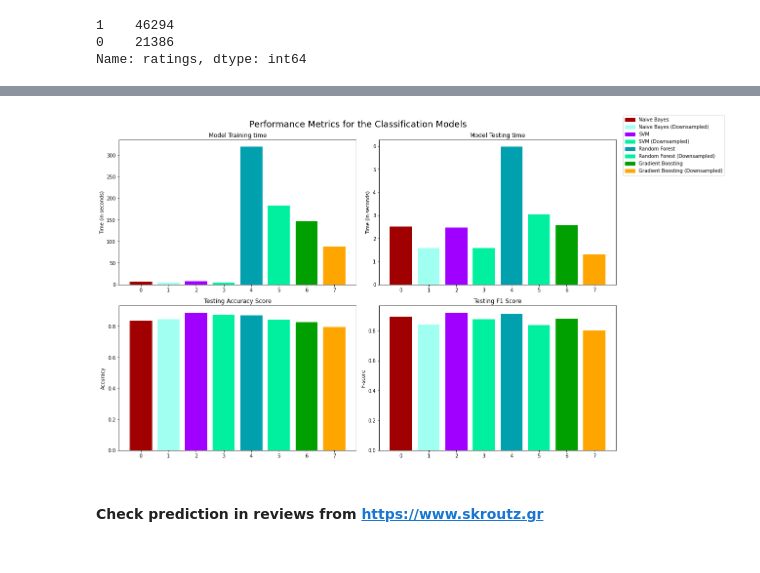
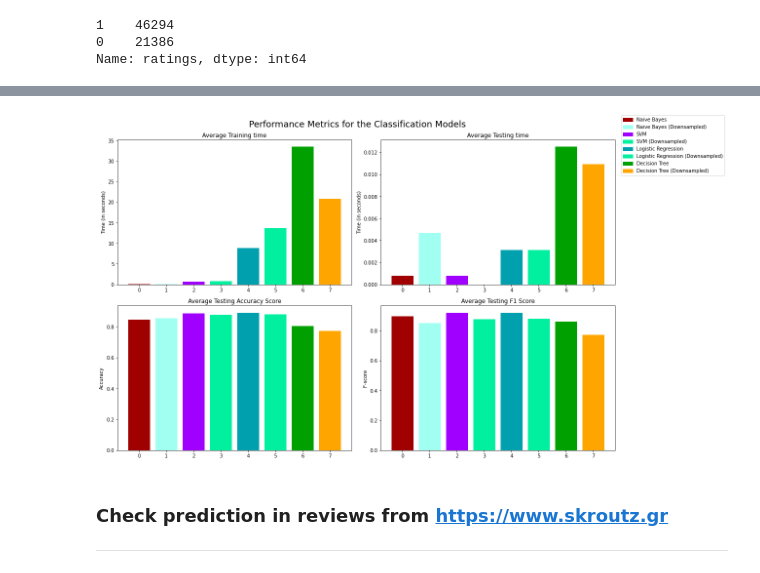
Before and after one commit to JoKoum/Machine-Learning-Project, a Jupyter notebook: Analyze-review-sentiment.ipynb, the cells around one changed output, grey strips where cells are left out. Drawn from its saved outputs; the diff is of its cells as text; code cells hidden in the pictures.

```diff
--- a/Analyze-review-sentiment.ipynb
+++ b/Analyze-review-sentiment.ipynb
@@ -481,10 +472,9 @@ Name: ratings, dtype: int64
 # %%
 majority = reviews[reviews.ratings == 1]
 minority = reviews[reviews.ratings == 0]
-
 downsampled_majority = resample(majority,replace=False, n_samples=len(minority), random_state=77)
 
 reviews_downsampled = pd.concat([downsampled_majority, minority])
-
+reviews_downsampled.reset_index(inplace=True)
 reviews_downsampled['ratings'].value_counts()
 # %% [output]
@@ -493,10 +483,11 @@ reviews_downsampled['ratings'].value_counts()
 Name: ratings, dtype: int64
 # %%
-X_downsampled = reviews_downsampled['reviews']
+tfidfvectorizer_downsampled = TfidfVectorizer()
+X_downsampled = tfidfvectorizer_downsampled.fit_transform(reviews_downsampled['reviews'].values.astype('U'))
 y_downsampled = reviews_downsampled['ratings']
 # %%
-text_nb_downsampled, nb_downsampled_metrics = model_training(X_downsampled,y_downsampled,MultinomialNB())
-text_svm_downsampled, svm_downsampled_metrics = model_training(X_downsampled,y_downsampled,LinearSVC())
-text_rf_downsampled, rf_downsampled_metrics = model_training(X_downsampled,y_downsampled,RandomForestClassifier())
-text_gb_downsampled, gb_downsampled_metrics = model_training(X_downsampled,y_downsampled,GradientBoostingClassifier())
+text_nb_downsampled, nb_downsampled_metrics = model_training(X_downsampled,y_downsampled,MultinomialNB(),True)
+text_svm_downsampled, svm_downsampled_metrics = model_training(X_downsampled,y_downsampled,LinearSVC(),True)
+text_lr_downsampled, lr_downsampled_metrics = model_training(X_downsampled,y_downsampled,LogisticRegression(max_iter=500),True)
+text_dt_downsampled, dt_downsampled_metrics = model_training(X_downsampled,y_downsampled,DecisionTreeClassifier(max_depth=20),True)
 # %% [output]
@@ -578,54 +513,55 @@ learners = {'Naive Bayes':text_nb,
             'Naive Bayes (Downsampled)':text_nb_downsampled,
             'SVM':text_svm,
             'SVM (Downsampled)':text_svm_downsampled,
-            'Random Forest':text_rf,
-            'Random Forest (Downsampled)':text_rf_downsampled,
-            'Gradient Boosting':text_gb,
-            'Gradient Boosting (Downsampled)':text_gb_downsampled
+            'Logistic Regression':text_lr,
+            'Logistic Regression (Downsampled)':text_lr_downsampled,
+            'Decision Tree':text_dt,
+            'Decision Tree (Downsampled)':text_dt_downsampled
            }
 metrics_dict = {'Naive Bayes':nb_metrics,
             'Naive Bayes (Downsampled)':nb_downsampled_metrics,
             'SVM':svm_metrics,
             'SVM (Downsampled)':svm_downsampled_metrics,
-            'Random Forest':rf_metrics,
-            'Random Forest (Downsampled)':rf_downsampled_metrics,
-            'Gradient Boosting':gb_metrics,
-            'Gradient Boosting (Downsampled)':gb_downsampled_metrics
+            'Logistic Regression':lr_metrics,
+            'Logistic Regression (Downsampled)':lr_downsampled_metrics,
+            'Decision Tree':dt_metrics,
+            'Decision Tree (Downsampled)':dt_downsampled_metrics
            }
 # %%
 fig, ax = plt.subplots(2, 2, figsize = (15,10))
 colors = ['#A00000','#A0FFF1','#A000FF','#00F0A0',
           '#00A0AF','#00F0A0','#00A000','#FFA500',
           '#BFA500','#DFA500','#FFF500','#FFAFF0']
 
 for k, learner in enumerate(learners.keys()):
-    for j, metric in enumerate(['Total training time','Total testing time','Accuracy','F1 Score']):
+    for j, metric in enumerate(['Average training time','Total testing time','Accuracy','F1 Score']):
         ax[j//2, j%2].bar(k, metrics_dict[learner][metric],color = colors[k])
 
 ax[0, 0].set_ylabel("Time (in seconds)")
-ax[0, 0].set_title("Model Training time")
+ax[0, 0].set_title("Average Training time")
 
 ax[0, 1].set_ylabel("Time (in seconds)")
-ax[0, 1].set_title("Model Testing time")
+ax[0, 1].set_title("Average Testing time")
 
 ax[1, 0].set_ylabel("Accuracy")
-ax[1, 0].set_title("Testing Accuracy Score")
+ax[1, 0].set_title("Average Testing Accuracy Score")
 
 ax[1, 1].set_ylabel("F-score")
-ax[1, 1].set_title("Testing F1 Score")
+ax[1, 1].set_title("Average Testing F1 Score")
 
 
 patches = []
 for i, learner in enumerate(learners.keys()):
     patches.append(mpatches.Patch(color = colors[i], label = learner))
 fig.legend(handles = patches, loc='upper center', bbox_to_anchor=(1.1, 1), ncol = 1, fontsize = 'medium')
 
 plt.suptitle("Performance Metrics for the Classification Models", fontsize = 18)
 plt.tight_layout()
 plt.show()
 # %% [output]
-[figure, old version]
+[figure, new version]
 # %% [markdown]
-#### Check prediction in reviews from https://www.skroutz.gr
+### Check prediction in reviews from https://www.skroutz.gr
+---
 # %%
 def data_extraction(url,reviews_selector,ratings_selector):
```
Also changed, not shown: parts of 24 cells of this notebook.
